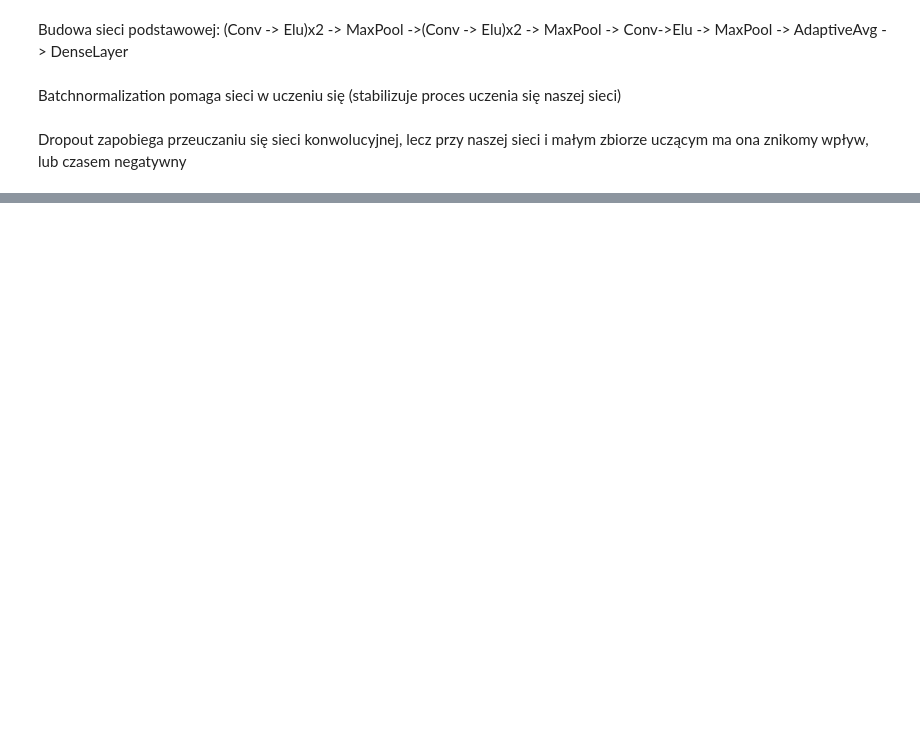
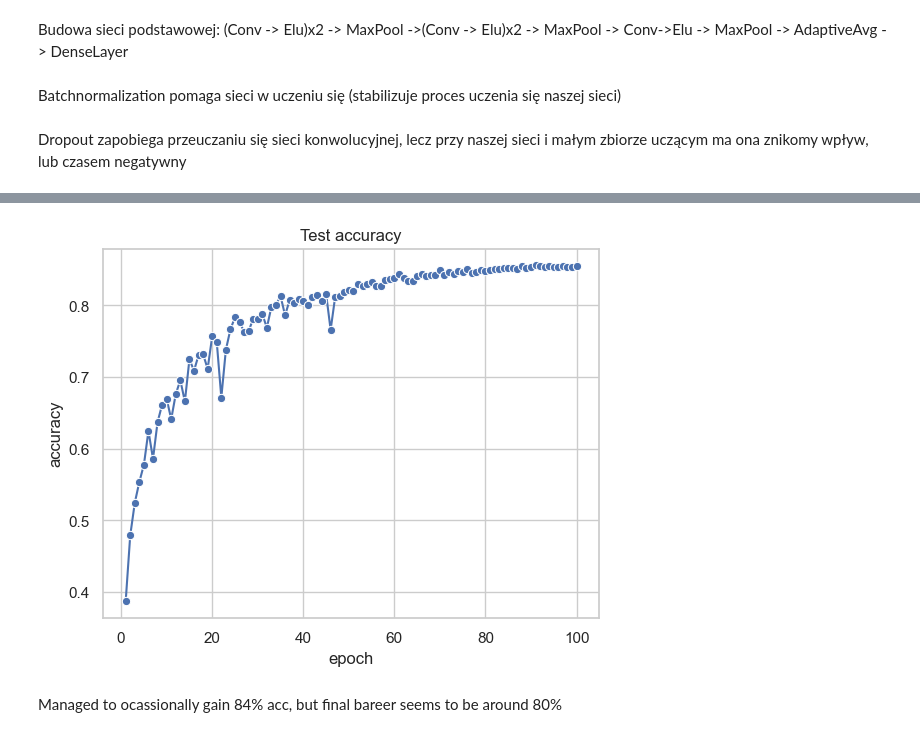
Before and after one commit to NoMoreCookies/Cloud-Image-Classification-PyTorch-, a Jupyter notebook: sieci_splotowe_pytorch.ipynb, the cells around one changed output, grey strips where cells are left out. Cells and saved outputs as stored; diff of their text form; code cells hidden in the pictures; blank space fills up the shorter version.

```diff
--- a/sieci_splotowe_pytorch.ipynb
+++ b/sieci_splotowe_pytorch.ipynb
@@ -386,0 +372,14 @@ tensor([3])
+# %%
+num_classes = 10
+model = Net2Plus(num_classes=num_classes)
+model, hist = fit(model, dataloader_train, dataloader_test, device, epochs=100, lr=0.001)
+
+
+df = pd.DataFrame(hist)
+sns.set_theme(style="whitegrid")
+plt.figure()
+sns.lineplot(data=df, x="epoch", y="acc", marker="o")
+plt.title("Test accuracy")
+plt.ylabel("accuracy")
+plt.show()
+# %% [output]
@@ -386,0 +403,3 @@ tensor([3])
+[figure, added]
+# %% [markdown]
+Managed to ocassionally gain 84% acc, but final bareer seems to be around 80%
```
Also changed, not shown: parts of 21 cells of this notebook, 5 other files.
